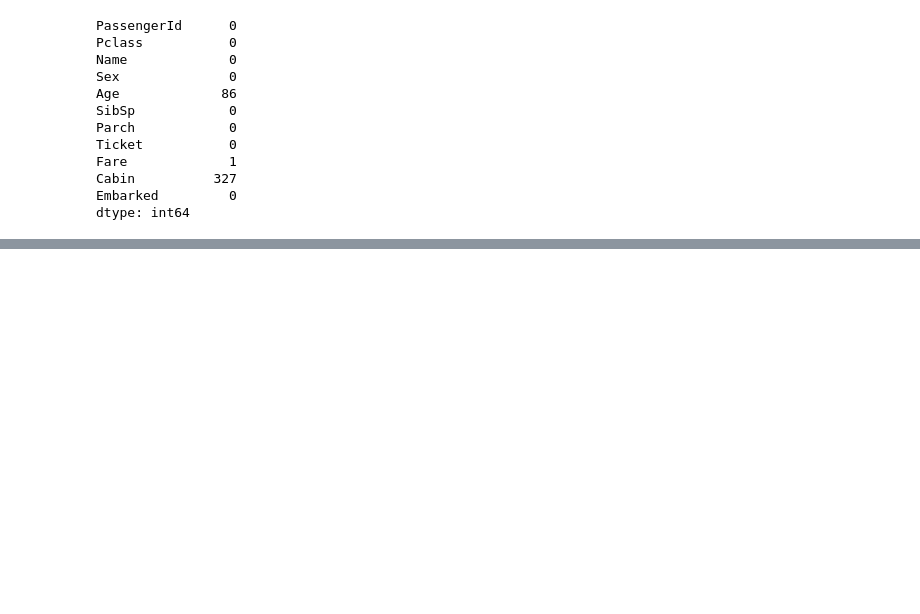
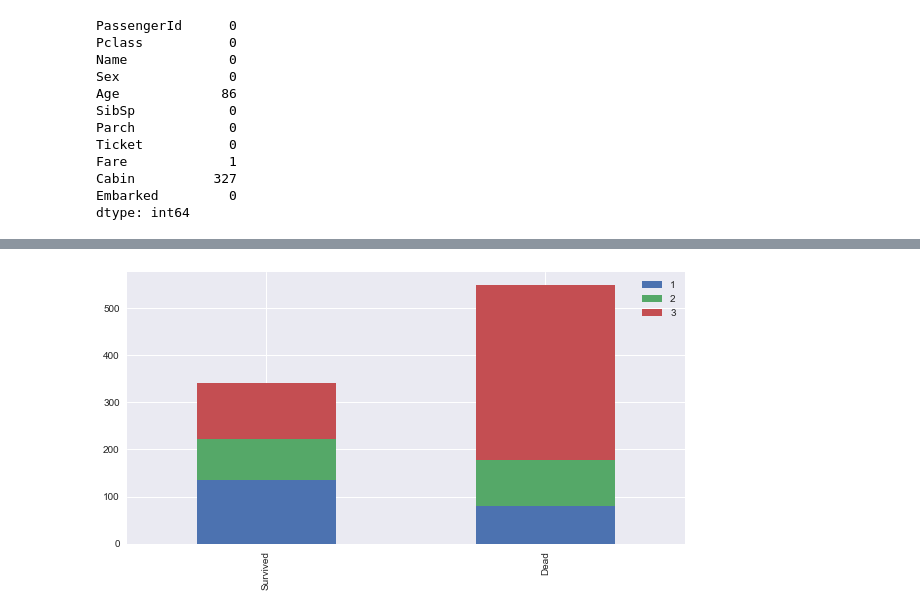
Before and after one commit to AllenBJLee/kaggle, a Jupyter notebook: titanic/Titanic.ipynb, the cells around one changed output, grey strips where cells are left out. Cells and saved outputs as stored; diff of their text form; code cells hidden in the pictures; blank space fills up the shorter version.

```diff
--- a/titanic/Titanic.ipynb
+++ b/titanic/Titanic.ipynb
@@ -129,0 +154,5 @@ bar_chart('SibSp')
+# %%
+# Pclass(티켓 혹은 승선 등급) 에 따라 생존율이 차이나는 것을 확인할 수 있다. (피처로 채택 예정)
+bar_chart( train, 'Pclass')
+# %% [output]
+[figure, added]
```
Also changed, not shown: parts of 70 cells of this notebook.
